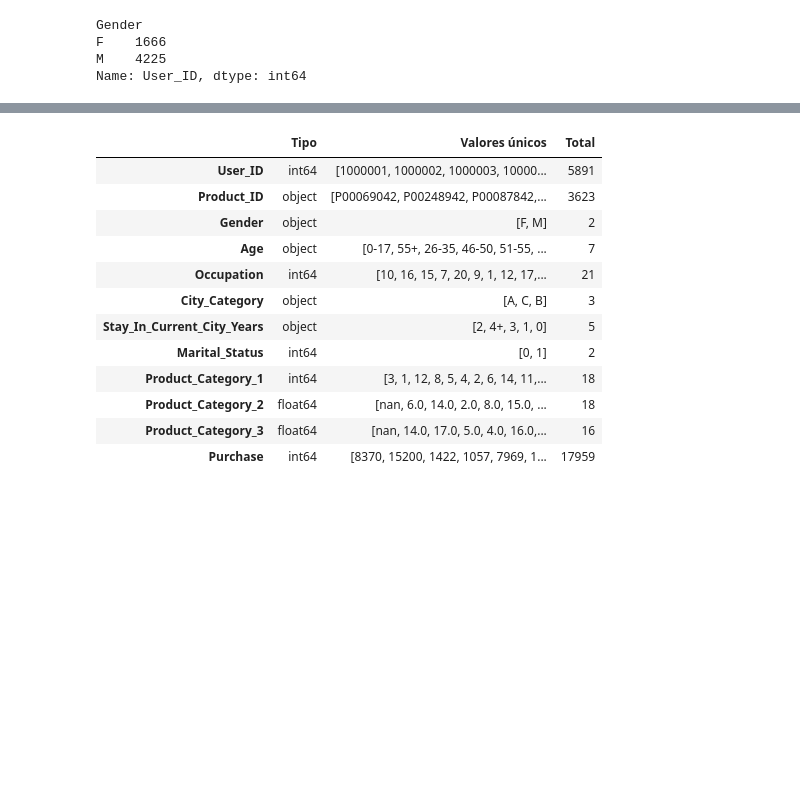
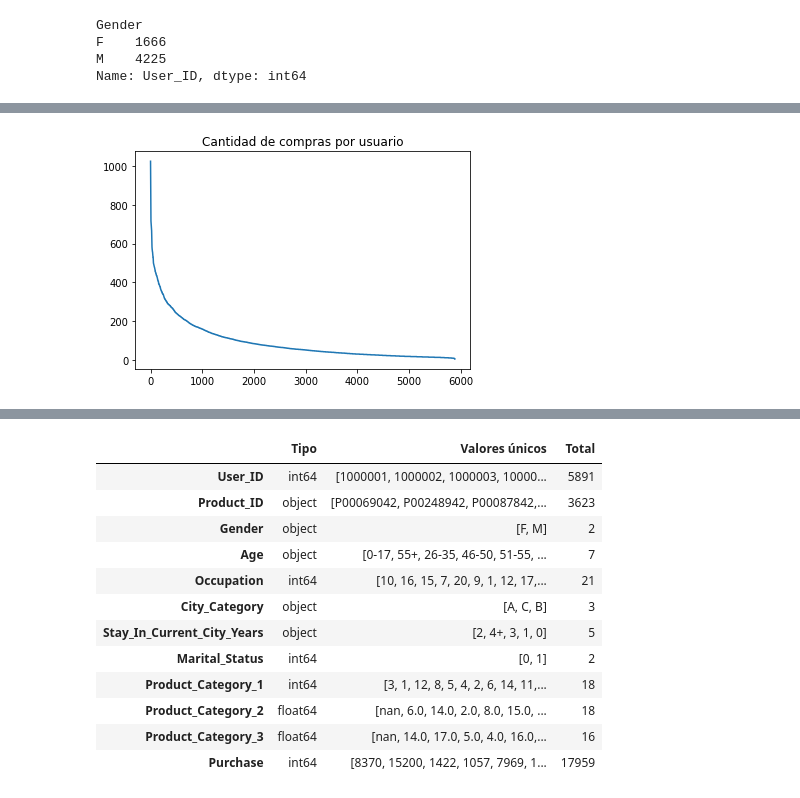
Before and after one commit to rigonzal/ML-2019-1, a Jupyter notebook: Tarea1/Pregunta1.ipynb, the cells around one changed output, grey strips where cells are left out. Cells and saved outputs as stored; diff of their text form; code cells hidden in the pictures; blank space fills up the shorter version.

```diff
--- a/Tarea1/Pregunta1.ipynb
+++ b/Tarea1/Pregunta1.ipynb
@@ -130,0 +123,5 @@ array([9020.12687836, 9235.19757462, 9314.58897014, 9401.47875794,
+# %%
+plt.title("Cantidad de compras por usuario")
+_= plt.plot(df['User_ID'].value_counts().values)
+# %% [output]
+[figure, added]
```
Also changed, not shown: parts of 81 cells of this notebook.
